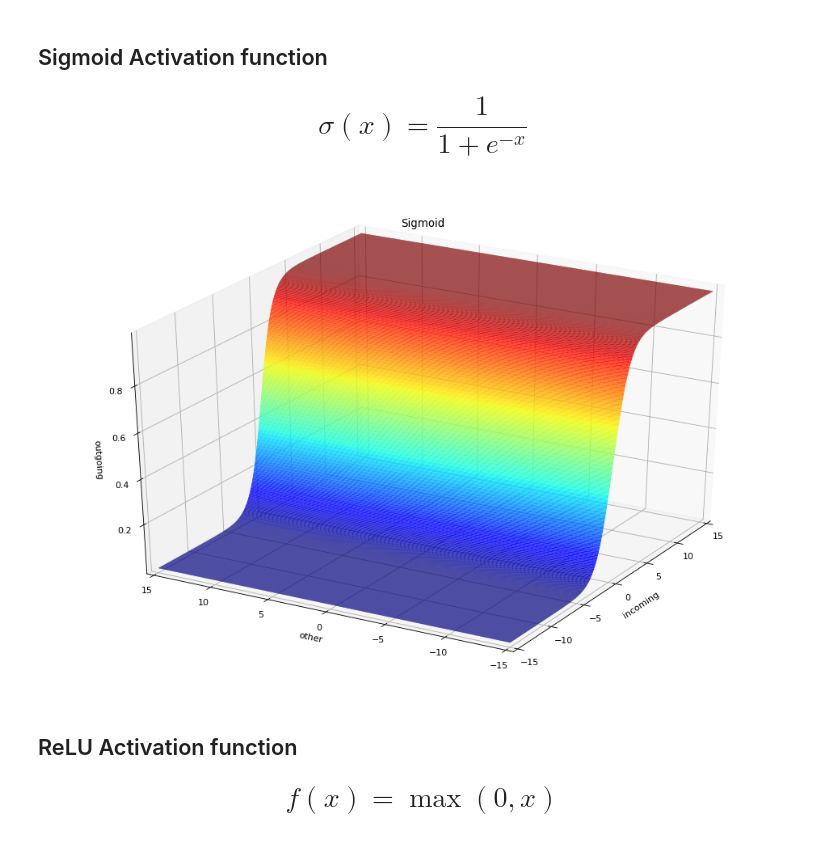
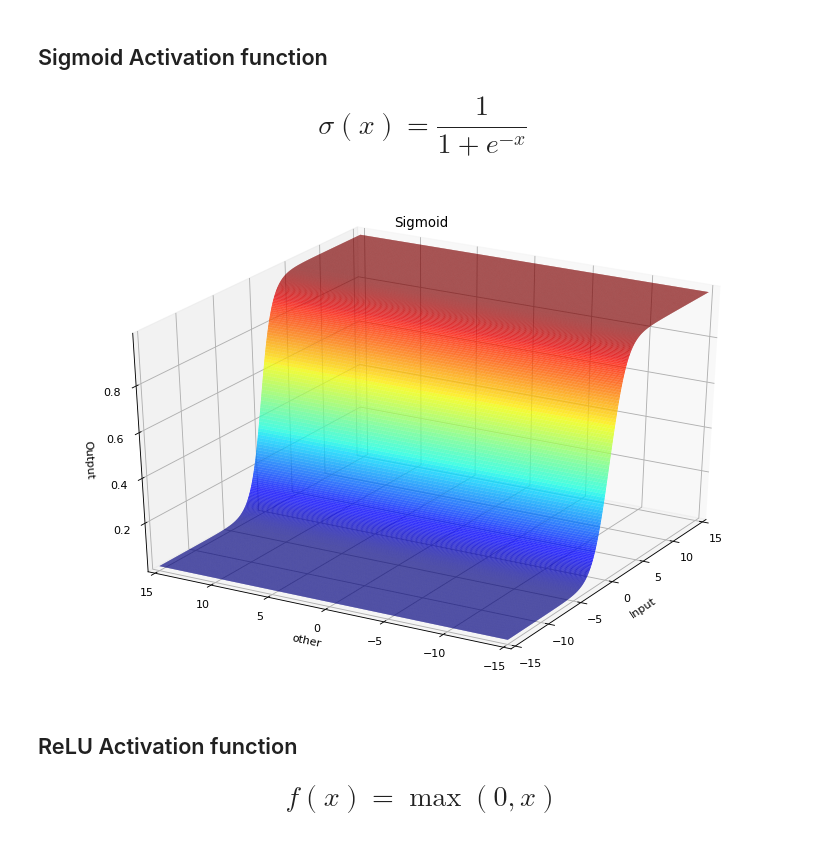
Before and after one commit to tasbirul/Deep-Learning, a Jupyter notebook: Intro-Deep-Learning/01_Deep_Learning_Functions.ipynb, the cells around one changed output. Drawn from its saved outputs; the diff is of its cells as text; code cells hidden in the pictures.

```diff
--- a/Intro-Deep-Learning/01_Deep_Learning_Functions.ipynb
+++ b/Intro-Deep-Learning/01_Deep_Learning_Functions.ipynb
@@ -1,11 +1,9 @@
 # %% [markdown]
 # Deep Learning Functions
 # %%
-#import imp
-import utility
+import utils
 import numpy as np
-#imp.reload(utility)
 
-plot = utility.Plot(['incoming', 'other', 'outgoing'], (-15, 15), (-15, 15), 500)
+plot = utils.Plot(['Input', 'other', 'Output'], (-15, 15), (-15, 15), 500)
 plot.view(elev=0, azim=210)
-incoming = plot.coords()
+Input = plot.coords()
@@ -26,10 +36,10 @@ plot('Linear', outgoing[0])
 
 # $$\sigma(x) = \frac{1}{1+e^{-x}}$$
 # %%
-outgoing = 1 / (1 + np.exp(-incoming))
-plot('Sigmoid', outgoing[0])
+Output = 1 / (1 + np.exp(-Input))
+plot('Sigmoid', Output[0])
 # %% [output]
-[figure, old version]
+[figure, new version]
 # %% [markdown]
 ## ReLU Activation function
 
```
Also changed, not shown: parts of 8 cells of this notebook, 5 other files.
